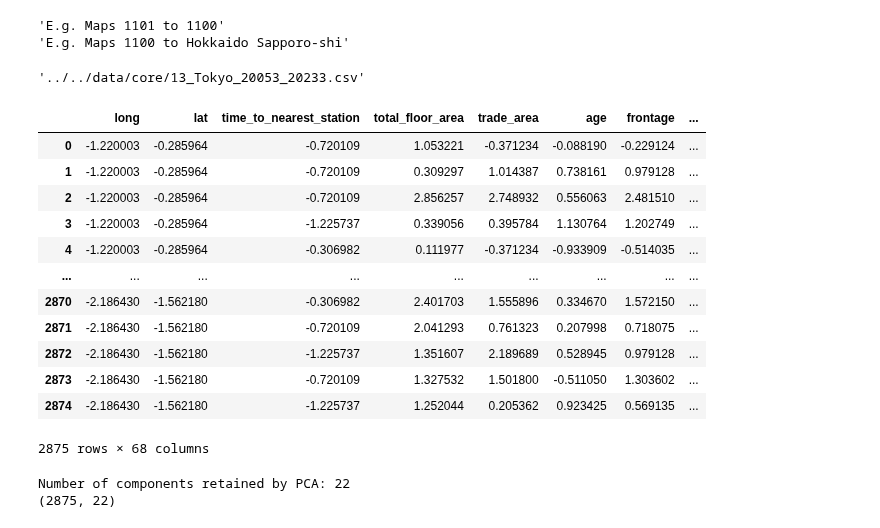
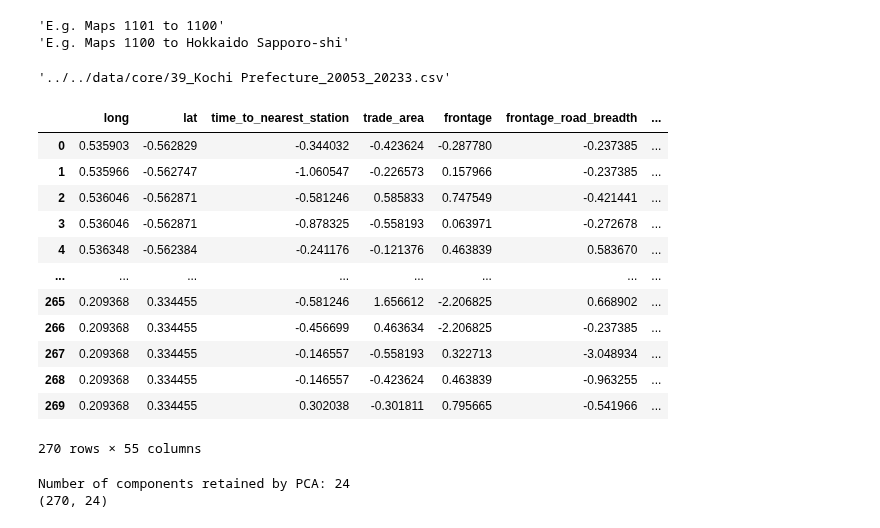
Before and after one commit to diabhaque/Yogen, a Jupyter notebook: notebooks/2_core_exploration/price_index.ipynb, the cells around one changed output. Cells and saved outputs as stored; diff of their text form; code cells hidden in the pictures.

```diff
--- a/notebooks/2_core_exploration/price_index.ipynb
+++ b/notebooks/2_core_exploration/price_index.ipynb
@@ -157,7 +157,7 @@ def get_town_coordinates_jp(all_towns_df, city_name, city_code, town_name, log=F
 'E.g. Maps 1101 to 1100'
 'E.g. Maps 1100 to Hokkaido Sapporo-shi'
 # %%
-prefecture_code = 13
+prefecture_code = 39
 trade_prices_data_path = f"{DATA_DIRECTORY_PATH}/core"
 
 trade_prices_data_paths = [
@@ -166,7 +166,7 @@ trade_prices_data_paths = [
 ]
 trade_prices_data_paths[prefecture_code - 1]
 # %% [output]
-'../../data/core/13_Tokyo_20053_20233.csv'
+'../../data/core/39_Kochi Prefecture_20053_20233.csv'
 # %%
 df = pd.read_csv(
     trade_prices_data_paths[prefecture_code - 1],
@@ -283,18 +283,23 @@ df = df.drop(columns = [
 ])
 # %%
 # Convert towns into Longitude and Latitude
-jp_towns = JpCity(enable_town=True)
-towns_df = jp_towns.towns
-towns_df["townAlphabet"] = towns_df["townAlphabet"].fillna("")
+# jp_towns = JpCity(enable_town=True)
+# towns_df = jp_towns.towns
+# towns_df["townAlphabet"] = towns_df["townAlphabet"].fillna("")
 
-towns_list_df = df[["area", "area_code", "subarea"]].drop_duplicates()
-towns_list_df[["long", "lat"]] = towns_list_df.apply(
-    lambda x: pd.Series(get_town_coordinates_jp(towns_df, x["area"], x["area_code"], x["subarea"])),
-    axis=1,
-)
+# towns_list_df = df[["area", "area_code", "subarea"]].drop_duplicates()
+# towns_list_df[["long", "lat"]] = towns_list_df.apply(
+#     lambda x: pd.Series(get_town_coordinates_jp(towns_df, x["area"], x["area_code"], x["subarea"])),
+#     axis=1,
+# )
+
+subarea_coords_simple_path = f"{DATA_DIRECTORY_PATH}/coordinates/subarea_simple.csv"
+subarea_coords_simple_path = f"{DATA_DIRECTORY_PATH}/coordinates/subarea.csv"
+coordinates_df = pd.read_csv(subarea_coords_simple_path)
+coordinates_df["area_code"] = coordinates_df["area_code"].astype(str)
 # %%
 # Advanced preprocessing
-df = df.merge(towns_list_df, on=["area", "area_code", "subarea"], how="left")
+df = df.merge(coordinates_df, on=["area", "area_code", "subarea"], how="left")
 # %%
 land_df = df[df["asset_type"] == asset_types["land"]["label"]]
 building_df = df[df["asset_type"] == asset_types["building"]["label"]]
@@ -401,6 +421,8 @@ columns_dicts = {
 # %%
-area_code = "13107"
-asset_type = "building"
+# area_code = "30201" # pretty bad
+# area_code = "13105"
+area_code = "39386"
+asset_type = "land"
 asset_df = dfs_dict[asset_type]
 columns_dict = columns_dicts[asset_type]
 
@@ -409,50 +431,56 @@ categorical_columns = columns_dict["categorical_columns"]
 comma_separated_categorical_columns = columns_dict["comma_separated_categorical_columns"]
 all_unprocessed_columns = numerical_columns + categorical_columns + comma_separated_categorical_columns
 # %%
-area_df = asset_df[asset_df["area_code"] == area_code].reset_index(drop=True)
+# filtered_asset_df = filter_df(asset_df)
+filtered_asset_df = asset_df
+area_df = filtered_asset_df[filtered_asset_df["area_code"] == area_code].reset_index(drop=True)
 
 area_df["year"] = area_df["year"].astype(str)
 area_df["quarter"] = area_df["quarter"].astype(str)
-area_df[f"unit_price_log"] = np.log(area_df["unit_price"] + 1)
+area_df[f"unit_price_log"] = np.log(area_df["unit_price"])
+# area_df[f"unit_price_log"] = area_df["unit_price"]
 
 
 for column in numerical_columns:
+    area_df[column] = area_df[column].fillna(area_df[column].mean())
     area_df[column] = np.log(area_df[column] + 1)
 
 # Scale numerical variables
 scaler = StandardScaler()
 area_df[numerical_columns] = scaler.fit_transform(area_df[numerical_columns])
+# area_df[["unit_price_log"]] = scaler.fit_transform(area_df[["unit_price_log"]])
 
 # Categorical variables
 area_df = pd.get_dummies(
-    area_df[all_unprocessed_columns + id_columns + metric_columns], columns=categorical_columns
+    area_df[all_unprocessed_columns + id_columns + metric_columns],
+    columns=categorical_columns,
 )
 
 # Comma Separated Categorical variables
 for column in comma_separated_categorical_columns:
     one_hot_df = (
         area_df[column]
         .str.replace(" ", "")
         .str.get_dummies(sep=",")
         .rename(columns=lambda x: column + x)
     )
     area_df = pd.concat([area_df, one_hot_df], axis=1)
     area_df = area_df.drop(columns=[column])
 
 drop_columns = [col for col in area_df.columns if "na" in col]
 area_df = area_df.drop(columns=drop_columns)
 area_df
 # %% [output]
-|  | long | lat | time_to_nearest_station | total_floor_area | trade_area | age | frontage | ... |
-| 0 | -1.220003 | -0.285964 | -0.720109 | 1.053221 | -0.371234 | -0.088190 | -0.229124 | ... |
-| 1 | -1.220003 | -0.285964 | -0.720109 | 0.309297 | 1.014387 | 0.738161 | 0.979128 | ... |
-| 2 | -1.220003 | -0.285964 | -0.720109 | 2.856257 | 2.748932 | 0.556063 | 2.481510 | ... |
-| 3 | -1.220003 | -0.285964 | -1.225737 | 0.339056 | 0.395784 | 1.130764 | 1.202749 | ... |
-| 4 | -1.220003 | -0.285964 | -0.306982 | 0.111977 | -0.371234 | -0.933909 | -0.514035 | ... |
-| ... | ... | ... | ... | ... | ... | ... | ... | ... |
-| 2870 | -2.186430 | -1.562180 | -0.306982 | 2.401703 | 1.555896 | 0.334670 | 1.572150 | ... |
-| 2871 | -2.186430 | -1.562180 | -0.720109 | 2.041293 | 0.761323 | 0.207998 | 0.718075 | ... |
-| 2872 | -2.186430 | -1.562180 | -1.225737 | 1.351607 | 2.189689 | 0.528945 | 0.979128 | ... |
-| 2873 | -2.186430 | -1.562180 | -0.720109 | 1.327532 | 1.501800 | -0.511050 | 1.303602 | ... |
-| 2874 | -2.186430 | -1.562180 | -1.225737 | 1.252044 | 0.205362 | 0.923425 | 0.569135 | ... |
+|  | long | lat | time_to_nearest_station | trade_area | frontage | frontage_road_breadth | ... |
+| 0 | 0.535903 | -0.562829 | -0.344032 | -0.423624 | -0.287780 | -0.237385 | ... |
+| 1 | 0.535966 | -0.562747 | -1.060547 | -0.226573 | 0.157966 | -0.237385 | ... |
+| 2 | 0.536046 | -0.562871 | -0.581246 | 0.585833 | 0.747549 | -0.421441 | ... |
+| 3 | 0.536046 | -0.562871 | -0.878325 | -0.558193 | 0.063971 | -0.272678 | ... |
+| 4 | 0.536348 | -0.562384 | -0.241176 | -0.121376 | 0.463839 | 0.583670 | ... |
+| ... | ... | ... | ... | ... | ... | ... | ... |
+| 265 | 0.209368 | 0.334455 | -0.581246 | 1.656612 | -2.206825 | 0.668902 | ... |
+| 266 | 0.209368 | 0.334455 | -0.456699 | 0.463634 | -2.206825 | -0.237385 | ... |
+| 267 | 0.209368 | 0.334455 | -0.146557 | -0.558193 | 0.322713 | -3.048934 | ... |
+| 268 | 0.209368 | 0.334455 | -0.146557 | -0.423624 | 0.463839 | -0.963255 | ... |
+| 269 | 0.209368 | 0.334455 | 0.302038 | -0.301811 | 0.795665 | -0.541966 | ... |
-2875 rows × 68 columns
+270 rows × 55 columns
@@ -460,14 +500,14 @@ area_df
 X_ord = area_df.drop(columns=id_columns + metric_columns)
 # %%
 # Perform PCA for dimensionality reduction
-pca = PCA(n_components=0.90)  # Retain 95% of the variance
+pca = PCA(n_components=0.95)  # Retain 95% of the variance
 X_pca = pca.fit_transform(X_ord)
 
 # Print the number of components retained by PCA
 print("Number of components retained by PCA:", pca.n_components_)
 print(X_pca.shape)
 # %% [output]
-Number of components retained by PCA: 22
-(2875, 22)
+Number of components retained by PCA: 24
+(270, 24)
 # %%
 yearly_df = area_df[id_columns + metric_columns]
```
Also changed, not shown: parts of 13 cells of this notebook, 3 other files.
